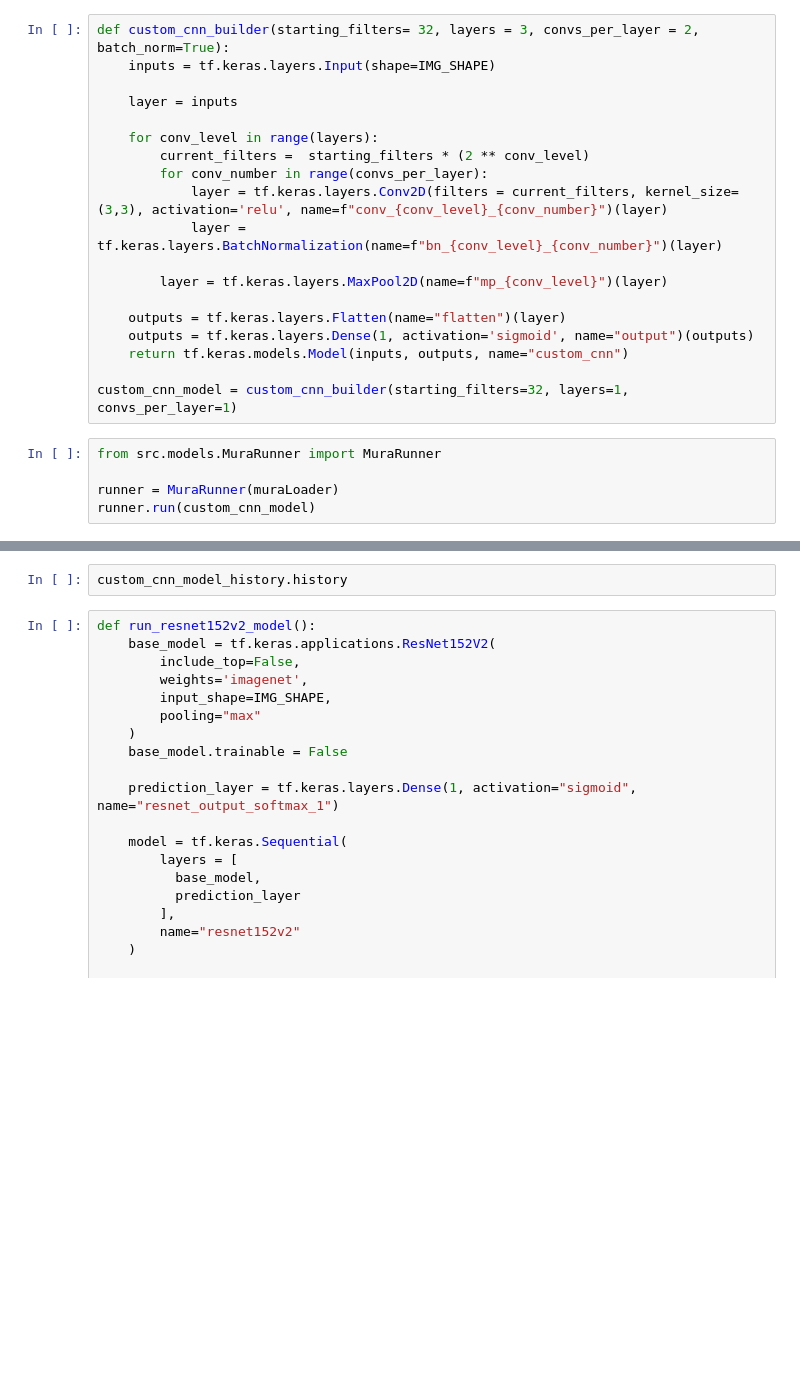
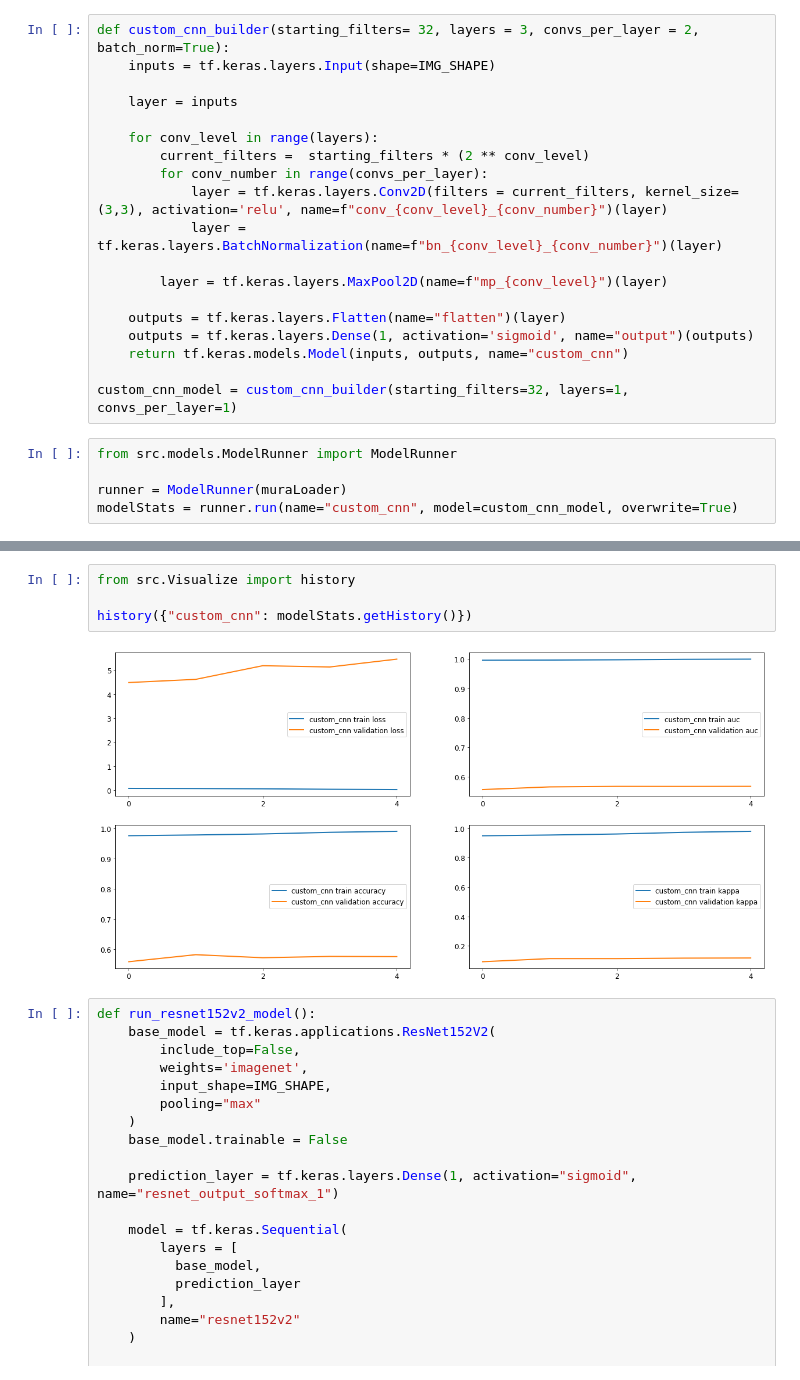
Before and after one commit to manosprom/deep-learning-2, a Jupyter notebook: Notebook ResNet.ipynb, the cells around one changed output, grey strips where cells are left out. Saved outputs shown, nothing was run; the diff lists cells and outputs as text; blank space fills up the shorter version.

Commit message:
save model

```diff
--- a/Notebook ResNet.ipynb
+++ b/Notebook ResNet.ipynb
@@ -152,8 +152,8 @@ def custom_cnn_builder(starting_filters= 32, layers = 3, convs_per_layer = 2, ba
 
 custom_cnn_model = custom_cnn_builder(starting_filters=32, layers=1, convs_per_layer=1)
 # %%
-from src.models.MuraRunner import MuraRunner
+from src.models.ModelRunner import ModelRunner
 
-runner = MuraRunner(muraLoader)
-runner.run(custom_cnn_model)
+runner = ModelRunner(muraLoader)
+modelStats = runner.run(name="custom_cnn", model=custom_cnn_model, overwrite=True)
 # %% [output]
@@ -169,5 +177,9 @@ AttributeError: 'MuraRunner' object has no attribute '_train_generator'
-# %%
-custom_cnn_model_history.history
+# %%
+from src.Visualize import history
+
+history({"custom_cnn": modelStats.getHistory()})
+# %% [output]
+[figure, added]
 # %%
 def run_resnet152v2_model():
     base_model = tf.keras.applications.ResNet152V2(
```
Also changed, not shown: parts of 1 cell of this notebook, 21 other files.
